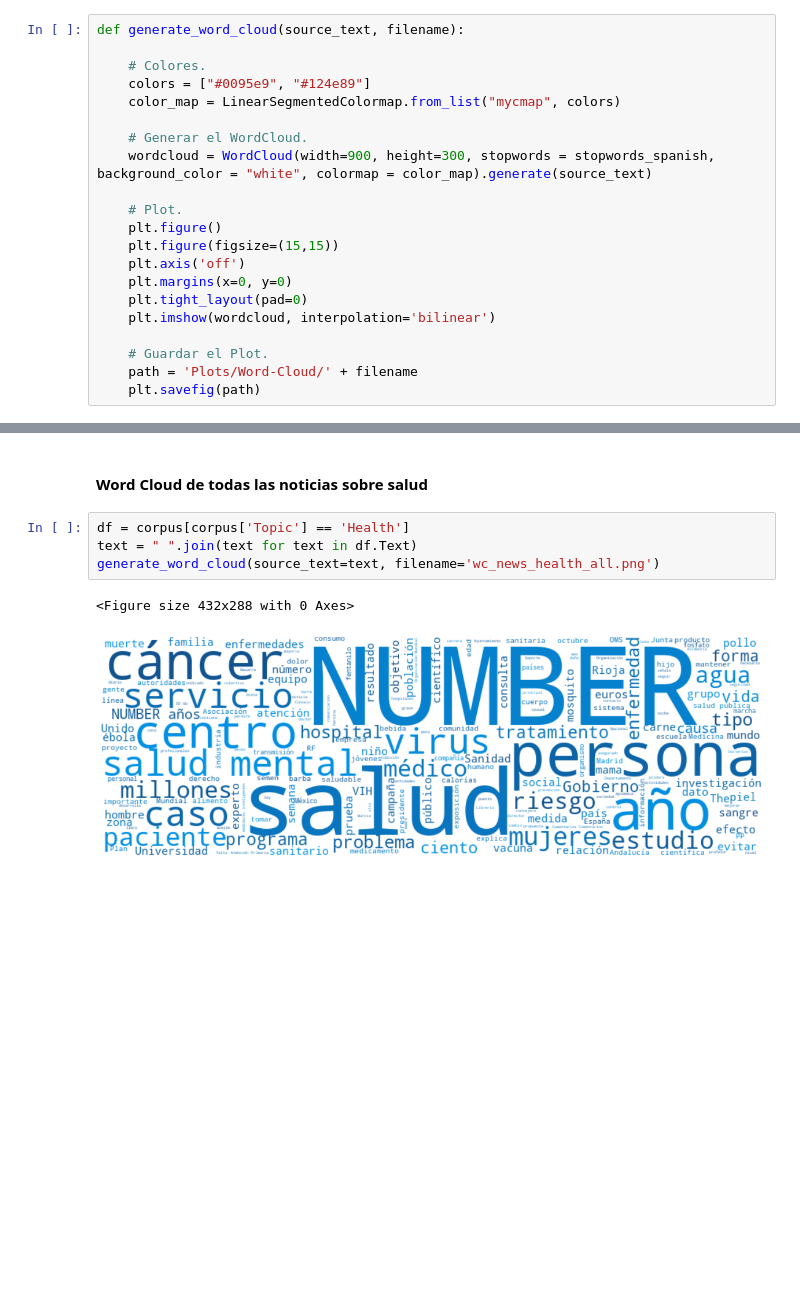
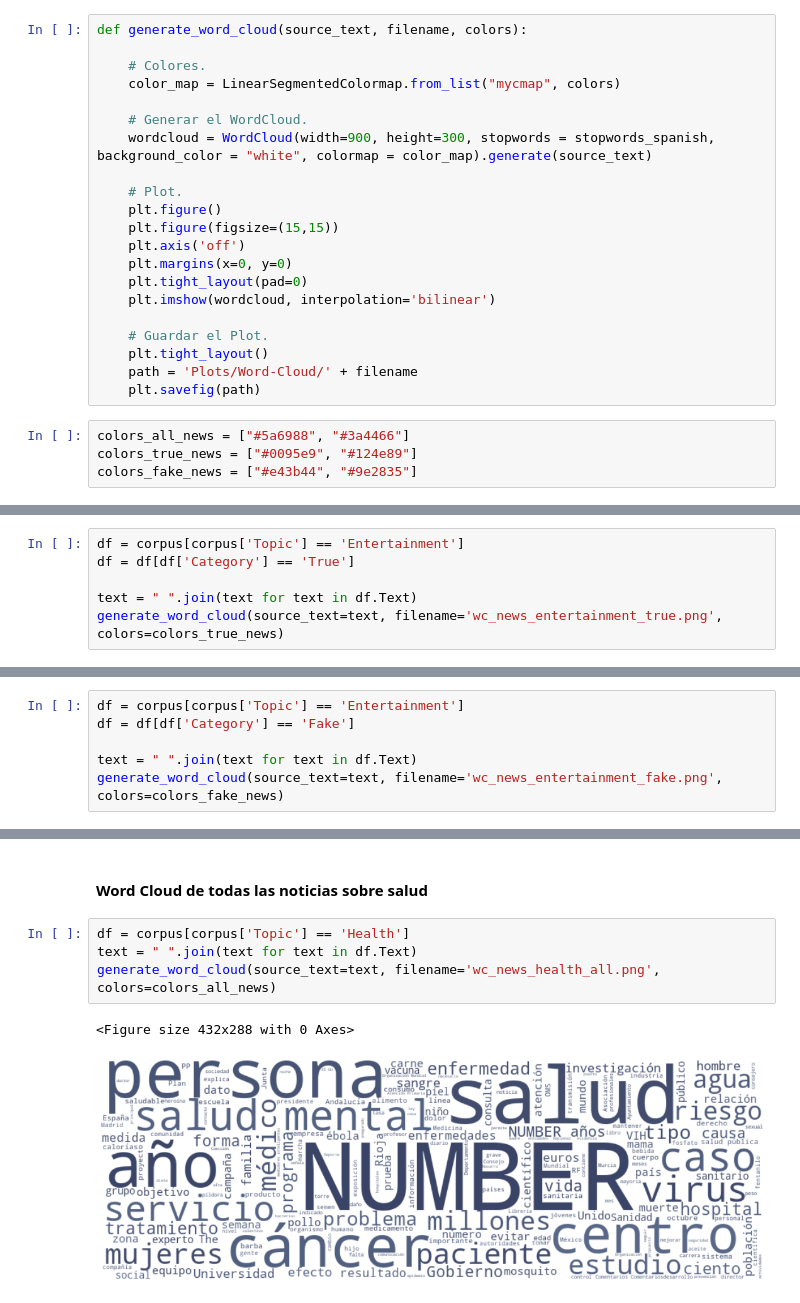
Before and after one commit to JoseLuis-AL/MachineLearning-Deteccion-de-Noticias-Falsas, a Jupyter notebook: Notebooks/2 - Análisis de los datos.ipynb, the cells around one changed output, grey strips where cells are left out. Cells and saved outputs as stored; diff of their text form; blank space fills up the shorter version.

```diff
--- a/Notebooks/2 - Análisis de los datos.ipynb
+++ b/Notebooks/2 - Análisis de los datos.ipynb
@@ -295,10 +285,9 @@ stopwords_spanish = list(set(stopwords_spanish_nltk+stopwords_spanish_json))
 # %% [markdown]
 #### Función para generar *word clouds*
 # %%
-def generate_word_cloud(source_text, filename):
+def generate_word_cloud(source_text, filename, colors):
 
     # Colores.
-    colors = ["#0095e9", "#124e89"]
     color_map = LinearSegmentedColormap.from_list("mycmap", colors)
 
     # Generar el WordCloud.
@@ -313,8 +302,13 @@ def generate_word_cloud(source_text, filename):
     plt.imshow(wordcloud, interpolation='bilinear')
 
     # Guardar el Plot.
+    plt.tight_layout()
     path = 'Plots/Word-Cloud/' + filename
     plt.savefig(path)
+# %%
+colors_all_news = ["#5a6988", "#3a4466"]
+colors_true_news = ["#0095e9", "#124e89"]
+colors_fake_news = ["#e43b44", "#9e2835"]
 # %% [markdown]
 #### Word Cloud de todas las noticias
 # %%
@@ -334,0 +331,6 @@ generate_word_cloud(source_text=text, filename='wc_news_entertainment_all.png')
+# %%
+df = corpus[corpus['Topic'] == 'Entertainment']
+df = df[df['Category'] == 'True']
+
+text = " ".join(text for text in df.Text)
+generate_word_cloud(source_text=text, filename='wc_news_entertainment_true.png', colors=colors_true_news)
@@ -334,0 +342,6 @@ generate_word_cloud(source_text=text, filename='wc_news_entertainment_all.png')
+# %%
+df = corpus[corpus['Topic'] == 'Entertainment']
+df = df[df['Category'] == 'Fake']
+
+text = " ".join(text for text in df.Text)
+generate_word_cloud(source_text=text, filename='wc_news_entertainment_fake.png', colors=colors_fake_news)
@@ -337,7 +353,7 @@ generate_word_cloud(source_text=text, filename='wc_news_entertainment_all.png')
 # %%
 df = corpus[corpus['Topic'] == 'Health']
 text = " ".join(text for text in df.Text)
-generate_word_cloud(source_text=text, filename='wc_news_health_all.png')
+generate_word_cloud(source_text=text, filename='wc_news_health_all.png', colors=colors_all_news)
 # %% [output]
 <Figure size 432x288 with 0 Axes>
-[figure, old version]
+[figure, new version]
```
Also changed, not shown: parts of 23 cells of this notebook, 17 other files.
